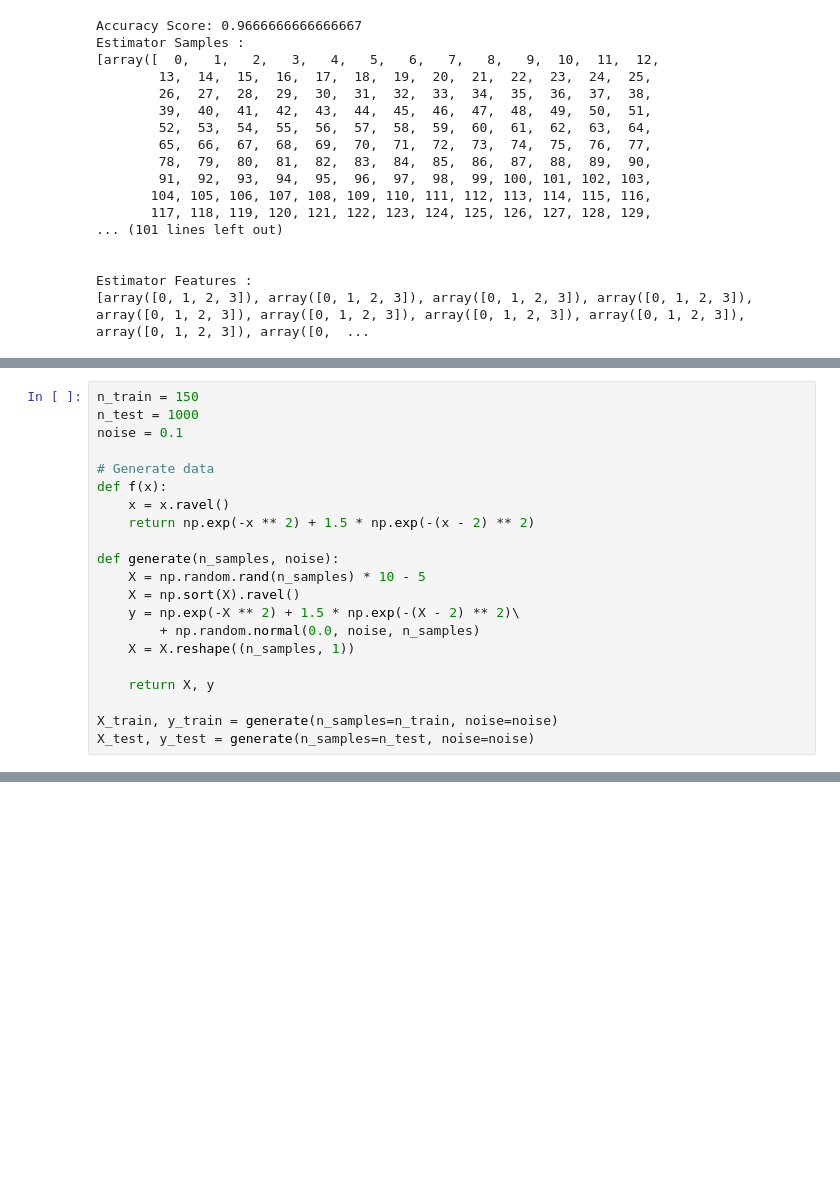
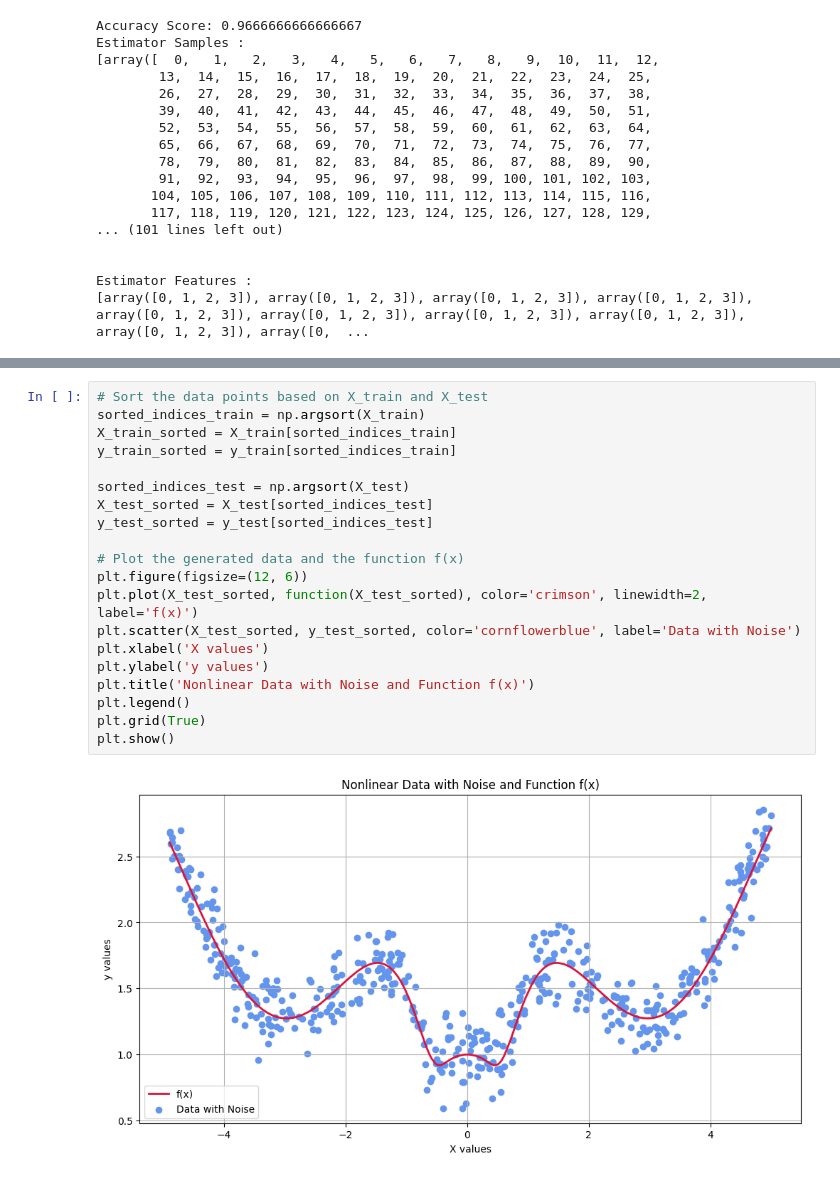
Before and after one commit to krutika-shimpi/MACHINE_LEARNING_MODELS, a Jupyter notebook: 08_EnsembleLearning/ML_ALGO_08_EnsembleLearning.ipynb, the cells around one changed output, grey strips where cells are left out. Saved outputs shown, nothing was run; the diff lists cells and outputs as text; blank space fills up the shorter version.

```diff
--- a/08_EnsembleLearning/ML_ALGO_08_EnsembleLearning.ipynb
+++ b/08_EnsembleLearning/ML_ALGO_08_EnsembleLearning.ipynb
@@ -307,21 +304,0 @@ If in bagging the base estimator is selected as Decision Trees then, it is Rando
-# %%
-n_train = 150
-n_test = 1000
-noise = 0.1
-
-# Generate data
-def f(x):
-    x = x.ravel()
-    return np.exp(-x ** 2) + 1.5 * np.exp(-(x - 2) ** 2)
-
-def generate(n_samples, noise):
-    X = np.random.rand(n_samples) * 10 - 5
-    X = np.sort(X).ravel()
-    y = np.exp(-X ** 2) + 1.5 * np.exp(-(X - 2) ** 2)\
-        + np.random.normal(0.0, noise, n_samples)
-    X = X.reshape((n_samples, 1))
-
-    return X, y
-
-X_train, y_train = generate(n_samples=n_train, noise=noise)
-X_test, y_test = generate(n_samples=n_test, noise=noise)
@@ -328 +389,23 @@ X_test, y_test = generate(n_samples=n_test, noise=noise)
+# %%
+# Sort the data points based on X_train and X_test
+sorted_indices_train = np.argsort(X_train)
+X_train_sorted = X_train[sorted_indices_train]
+y_train_sorted = y_train[sorted_indices_train]
+
+sorted_indices_test = np.argsort(X_test)
+X_test_sorted = X_test[sorted_indices_test]
+y_test_sorted = y_test[sorted_indices_test]
+
+# Plot the generated data and the function f(x)
+plt.figure(figsize=(12, 6))
+plt.plot(X_test_sorted, function(X_test_sorted), color='crimson', linewidth=2, label='f(x)')
+plt.scatter(X_test_sorted, y_test_sorted, color='cornflowerblue', label='Data with Noise')
+plt.xlabel('X values')
+plt.ylabel('y values')
+plt.title('Nonlinear Data with Noise and Function f(x)')
+plt.legend()
+plt.grid(True)
+plt.show()
+# %% [output]
+[figure, added]
 # %%
```
Also changed, not shown: parts of 14 cells of this notebook.
